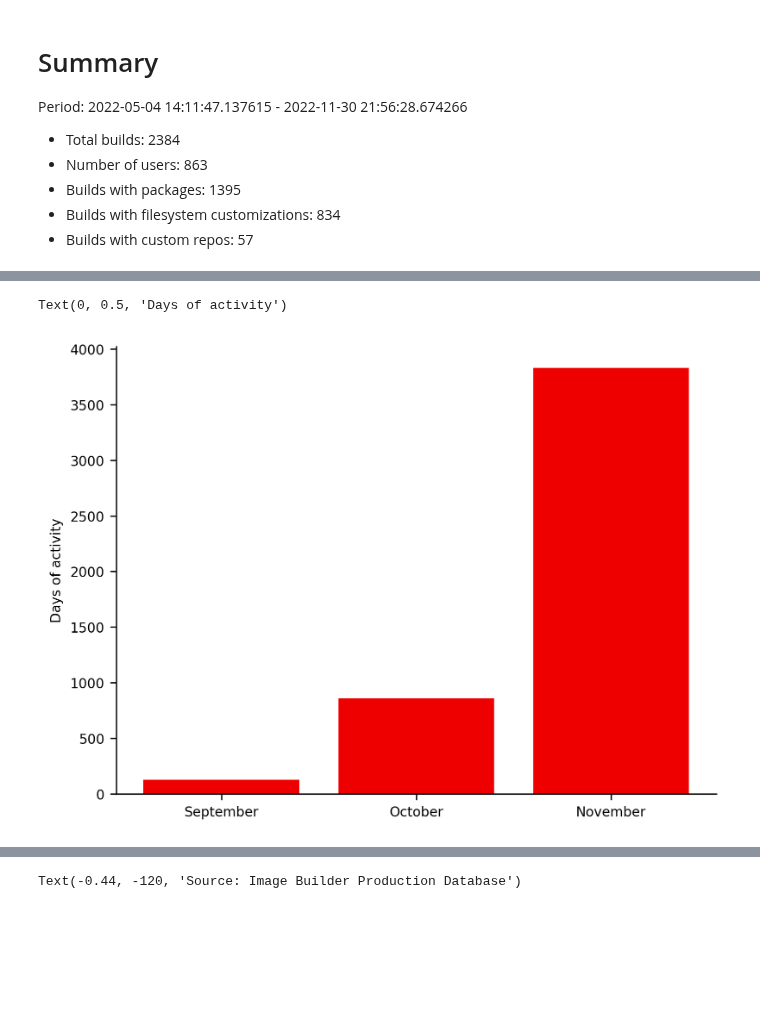
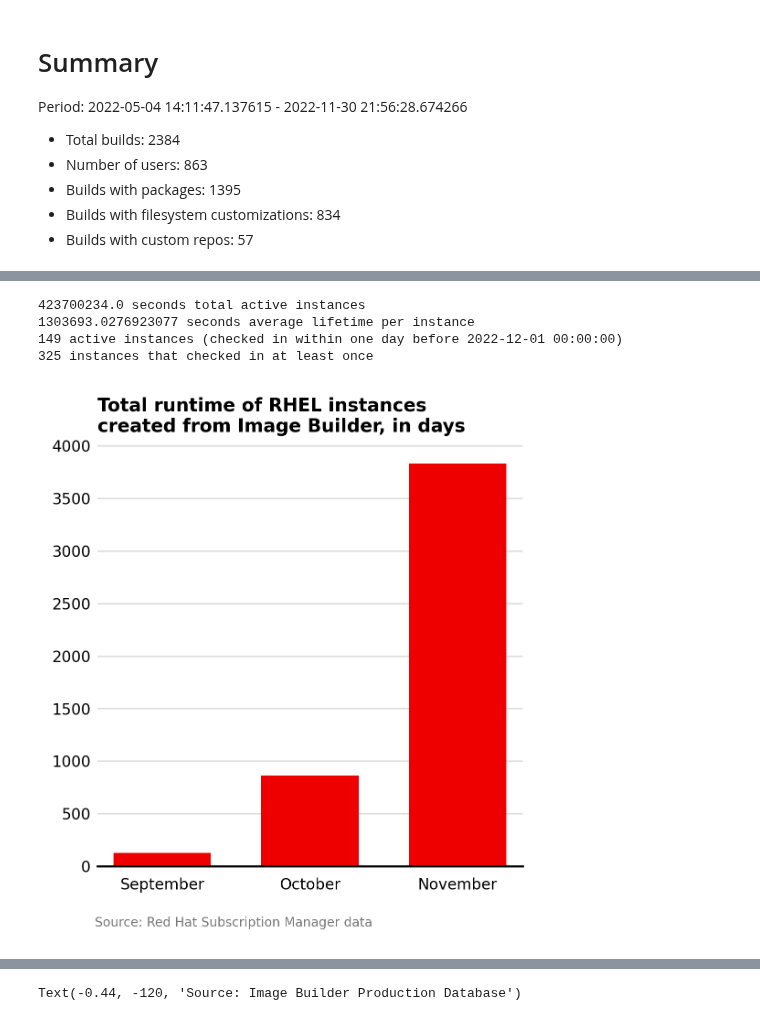
Before and after one commit to osbuild/metrics, a Jupyter notebook: notebooks/Report.ipynb, the cells around one changed output, grey strips where cells are left out. Cells and saved outputs as stored; diff of their text form; code cells hidden in the pictures; blank space fills up the shorter version.

```diff
--- a/notebooks/Report.ipynb
+++ b/notebooks/Report.ipynb
@@ -118,40 +88,37 @@ print(f"{len(durations)} instances that checked in at least once")
-# %%
-# Figure out runtime per month
-td = np.timedelta64(0)
-
-import matplotlib
-matplotlib.rcParams["figure.dpi"] = 300
-matplotlib.rcParams["font.size"] = 8
-
-# start at the month-start of the first record
-start = subscriptions["created"].values.min().astype("datetime64[M]")  # truncate to month
-end = np.datetime64(str(month_start)).astype("datetime64[M]")  # convert and truncate
-
-months = []
-durations = []
-for mstart in np.arange(start, end):
-    mstop = mstart + 1
-
-    # clip created to month
-    created = subscriptions["created"].astype("datetime64[s]")
-    created = created.clip(mstart, mstop)
-
-    # clip lastcheckin to month
-    lastcheckin = subscriptions["lastcheckin"].astype("datetime64[s]")
-    lastcheckin = lastcheckin.clip(mstart, mstop)
-
-    duration = np.sum(lastcheckin - created)
-    if duration.total_seconds() == 0:
-        continue
-    monthname = datetime.strptime(f"{mstart}", "%Y-%m").strftime("%B")
-    months.append(monthname)
-    durations.append(duration.total_seconds())
-
-plt.bar(months, np.array(durations)/3600/24)
-plt.ylabel("Days of activity")
-# %% [output]
-Text(0, 0.5, 'Days of activity')
-[figure, removed]
+# %%
+# Calculate total subscribed machine duration
+durations = []
+
+n_active = 0
+# machine is active if it checked in after the cutoff: last day of the month we're looking at
+cutoff = month_start - timedelta(days=1)
+for _, sub in subscriptions.iterrows():
+    start = np.datetime64(sub["created"])
+    end = np.datetime64(sub["lastcheckin"])
+
+    if np.isnan(end):
+        # skip machines that never checked in after creation
+        continue
+    d = (end-start).astype(int)/1000000 # microseconds to seconds
+
+    if end > cutoff:
+        n_active += 1
+    durations.append(d)
+
+total_duration = sum(durations)
+print(f"{total_duration} seconds total active instances")
+print(f"{np.mean(durations)} seconds average lifetime per instance")
+print(f"{n_active} active instances (checked in within one day before {month_start})")
+print(f"{len(durations)} instances that checked in at least once")
+# %% [output]
+423700234.0 seconds total active instances
+1303693.0276923077 seconds average lifetime per instance
+149 active instances (checked in within one day before 2022-12-01 00:00:00)
+325 instances that checked in at least once
+# %%
+ib.plot.active_time(subscriptions)
+# %% [output]
+[figure, added]
 # %%
 # why doesn't it take from matplotlibrc?
 matplotlib.rcParams["figure.dpi"] = 300
```
Also changed, not shown: parts of 2 cells of this notebook.
